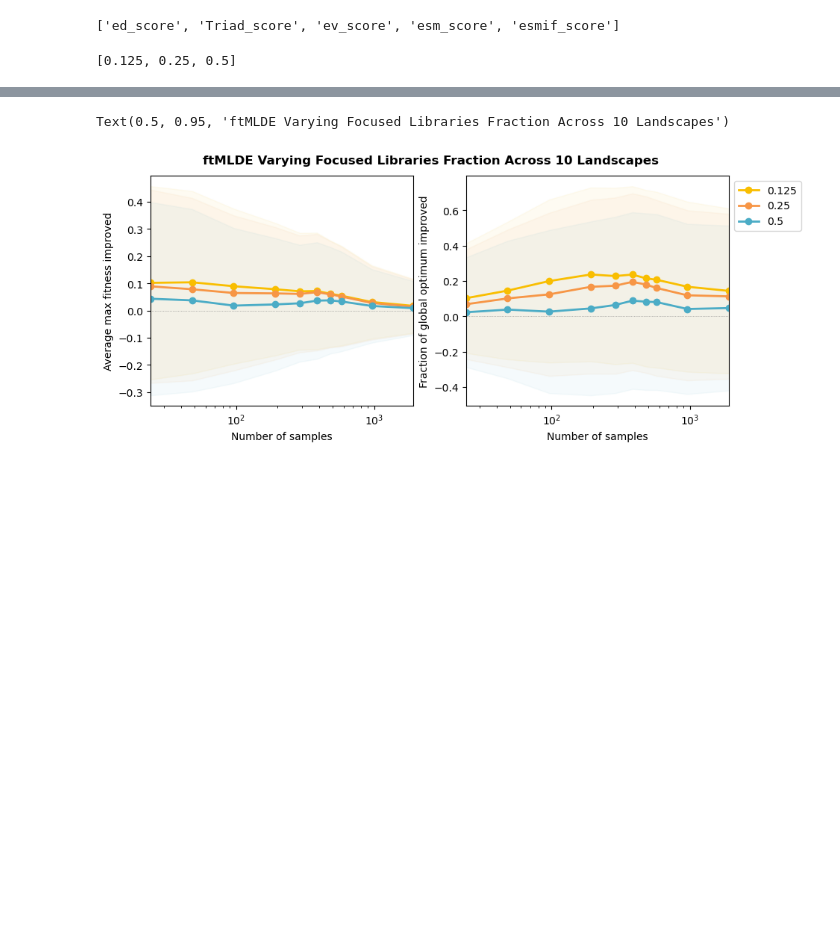
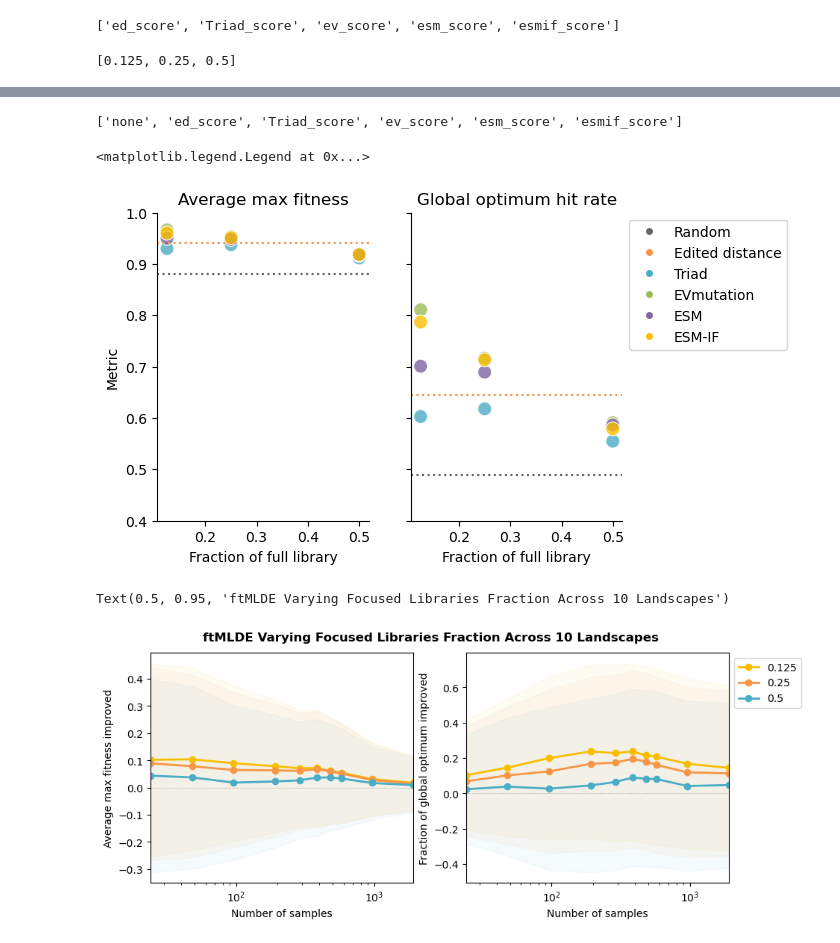
Before and after one commit to fhalab/SSMuLA, a Jupyter notebook: sandbox/plot_ftmlde_compact.ipynb, the cells around one changed output, grey strips where cells are left out. Saved outputs shown, nothing was run; the diff lists cells and outputs as text; code cells hidden in the pictures; blank space fills up the shorter version.

```diff
--- a/sandbox/plot_ftmlde_compact.ipynb
+++ b/sandbox/plot_ftmlde_compact.ipynb
@@ -92,6 +101,8 @@ n_top = 96
 n_corr = 384
 
 random_avg = get_mlde_avg_df(mlde_all, n_top, "all", ["none"], active_lib_list)
+db = get_mlde_avg_df(mlde_all, n_top, "double", ["none"], active_lib_list)
+db["zs_"] = "ed_score"
 
 frac_ft_dict = {}
 
@@ -100,0 +139,9 @@ for frac in FTLIB_FRAC_LIST[:-1]:
+# %%
+frac_ft_dfs = []
+for frac in FTLIB_FRAC_LIST[:-1]:
+    frac_ft_dfs.append(frac_ft_dict[frac].loc[[96, 384]].reset_index().assign(ft_lib_size = frac))
+frac_ft_dfs.append(random_avg.loc[[96, 384]].reset_index().assign(ft_lib_size = 1))
+frac_ft_dfs.append(db.loc[[96, 384]].reset_index().assign(ft_lib_size = 1))
+# %%
+frac_ft_df = pd.concat(frac_ft_dfs)
+frac_ft_df
@@ -100,0 +227,7 @@ for frac in FTLIB_FRAC_LIST[:-1]:
+# %%
+five_zs = {'none': PRESENTATION_PALETTE_SATURATE["gray"],
+ 'ed_score': PRESENTATION_PALETTE_SATURATE["orange"],
+ 'Triad_score': PRESENTATION_PALETTE_SATURATE["blue"],
+ 'ev_score': PRESENTATION_PALETTE_SATURATE["green"],
+ 'esm_score': PRESENTATION_PALETTE_SATURATE["purple"],
+ 'esmif_score': PRESENTATION_PALETTE_SATURATE["yellow"]}
@@ -101,3 +252,61 @@ for frac in FTLIB_FRAC_LIST[:-1]:
+# %%
+list(five_zs.keys())
+# %% [output]
+['none', 'ed_score', 'Triad_score', 'ev_score', 'esm_score', 'esmif_score']
+# %%
+n_sample = 384
+
+# mlde_color_list = ["yellow", "orange", "blue", "green", "purple", "red"]
+ms = ["top_maxes_mean", "if_truemaxs_mean"]
+titles = ["Average max fitness", "Global optimum hit rate"]
+
+slice_df = frac_ft_df[frac_ft_df["n_sample"] == n_sample].copy()
+
+# Convert 'Category' column to categorical with defined order
+slice_df['zs_'] = pd.Categorical(slice_df['zs_'], categories=list(five_zs.keys()), ordered=True)
+
+# Sort DataFrame by 'Category'
+slice_df = slice_df.sort_values(by='zs_')
+
+fig, axes = plt.subplots(1, 2, figsize=(6, 4), sharey=True)
+
+for i, ax in enumerate(axes):
+
+    ax.axhline(slice_df[slice_df["zs_"]=="none"][ms[i]].values[0], ls="dotted", color=five_zs["none"])
+    ax.axhline(slice_df[slice_df["zs_"]=="ed_score"][ms[i]].values[0], ls="dotted", color=five_zs["ed_score"])
+
+    ax = sns.scatterplot(
+        data=slice_df[~slice_df["zs_"].isin(["none", "ed_score"])],
+        x="ft_lib_size",
+        y=ms[i],
+        hue="zs_",
+        s=100,
+        alpha=0.8,
+        # style="ft_lib_size",
+        markers='o',
+        ax=ax,
+        palette=list(five_zs.values()),
+    )
+    # ax.set_xscale("log")
+    ax.set_xlabel("Fraction of full library")
+    ax.set_ylabel("Metric")
+    ax.set_title(titles[i])
+    ax.set_ylim(0.4, 1)
+    ax.spines['top'].set_visible(False)
+    ax.spines['right'].set_visible(False)
+
+
+axes[0].legend_.remove()  # Remove legend from the first subplot
+legend_list = []
+for zs, c in five_zs.items():
+    legend_list.append(plt.Line2D([0], [0], marker='o', color='w', markerfacecolor=c, # markersize=10,
+    label=ZS_OPTS_APPENDED[zs]))
+axes[1].legend(handles=legend_list, loc="upper left", bbox_to_anchor=(1, 1))
+
+    # ax.set_xlim(50, 2000)
+# %% [output]
+<matplotlib.legend.Legend at 0x...>
+[figure, added]
 # %%
 fig, axes = plt.subplots(1, 2, figsize=(10, 4))
 mlde_color_list = ["yellow", "orange", "blue"]
```
Also changed, not shown: parts of 13 cells of this notebook, 4 other files.
